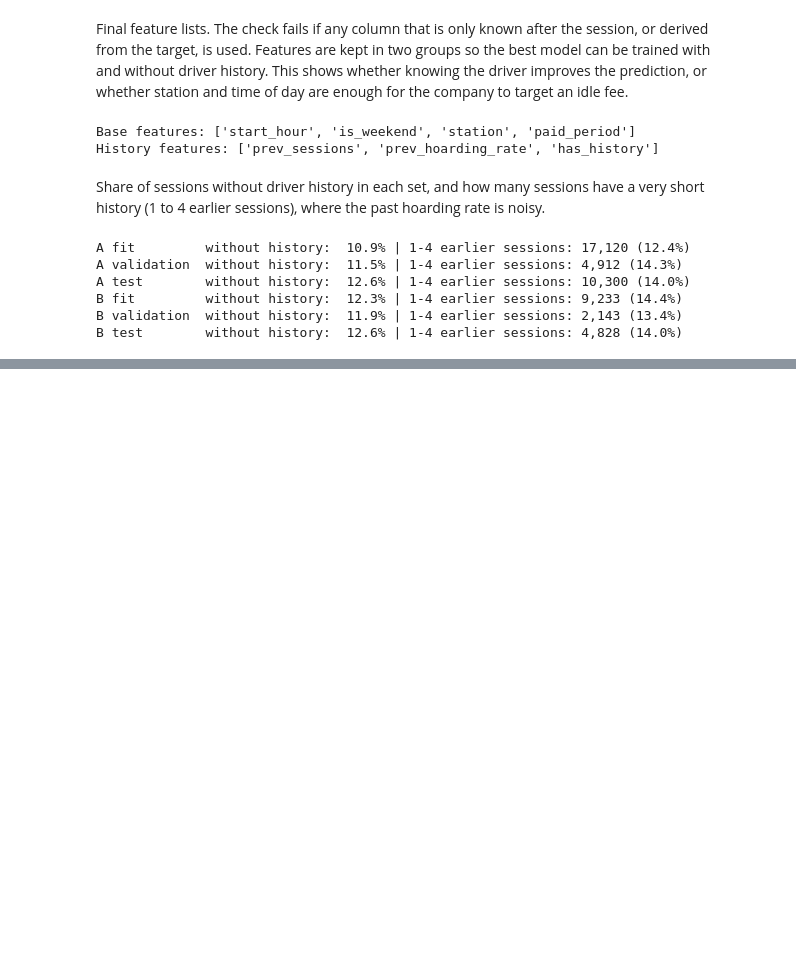
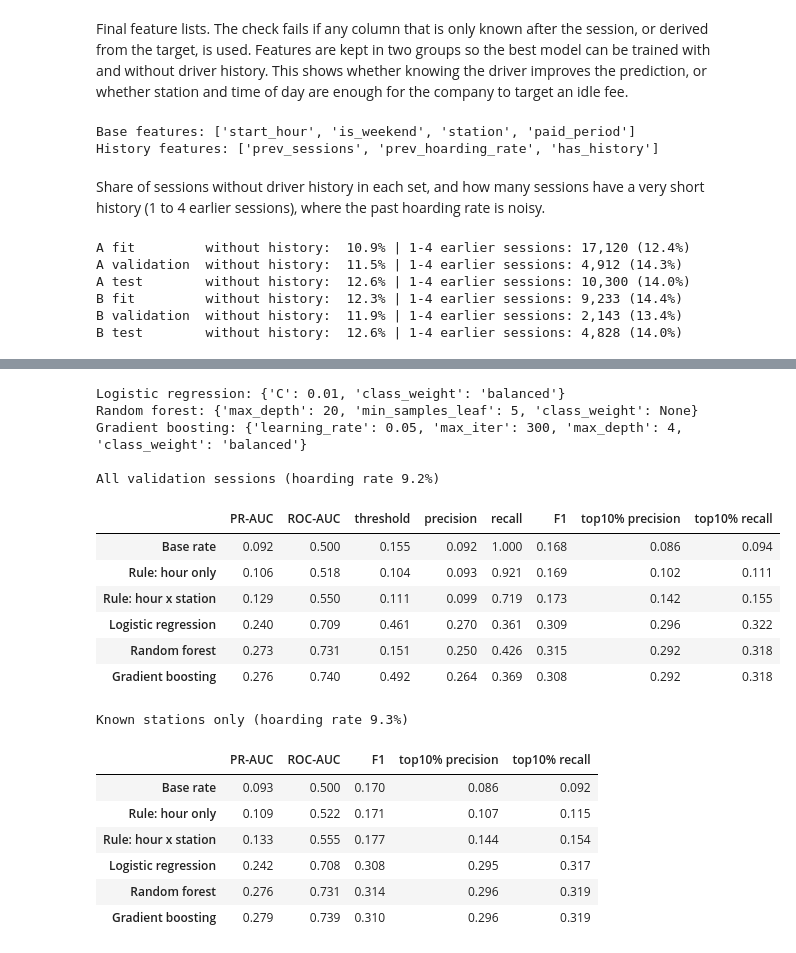
Before and after one commit to Teresa7810/Introduction-to-Business-Analytics, a Jupyter notebook: 4. Exploratory.ipynb, the cells around one changed output, grey strips where cells are left out. Cells and saved outputs as stored; diff of their text form; code cells hidden in the pictures; blank space fills up the shorter version.

```diff
--- a/4. Exploratory.ipynb
+++ b/4. Exploratory.ipynb
@@ -451,0 +697,45 @@ B test        without history:  12.6% | 1-4 earlier sessions: 4,828 (14.0%)
+# %%
+# validation results of the chosen settings
+for name, b in best.items():
+    results[name] = evaluate(y_val, b["prob"])
+    print(f"{name}: {b['params']}")
+
+all_probs = {"Base rate": base_prob,
+             "Rule: hour only": hour_prob,
+             "Rule: hour x station": rule_prob,
+             **{name: b["prob"] for name, b in best.items()}}
+
+# stations seen in the fit set
+# same threshold as on all sessions, so the two tables are comparable
+known = known_station.values
+known_results = {name: evaluate(y_val[known], prob[known], threshold=results[name]["threshold"])
+                 for name, prob in all_probs.items()}
+
+# tables
+print(f"\nAll validation sessions (hoarding rate {y_val.mean() * 100:.1f}%)")
+display(pd.DataFrame(results).T.round(3))
+
+cols = ["PR-AUC", "ROC-AUC", "F1", "top10% precision", "top10% recall"]
+print(f"Known stations only (hoarding rate {y_val[known].mean() * 100:.1f}%)")
+display(pd.DataFrame(known_results).T[cols].round(3))
+# %% [output]
+Logistic regression: {'C': 0.01, 'class_weight': 'balanced'}
+Random forest: {'max_depth': 20, 'min_samples_leaf': 5, 'class_weight': None}
+Gradient boosting: {'learning_rate': 0.05, 'max_iter': 300, 'max_depth': 4, 'class_weight': 'balanced'}
+
+All validation sessions (hoarding rate 9.2%)
+|  | PR-AUC | ROC-AUC | threshold | precision | recall | F1 | top10% precision | top10% recall |
+| Base rate | 0.092 | 0.500 | 0.155 | 0.092 | 1.000 | 0.168 | 0.086 | 0.094 |
+| Rule: hour only | 0.106 | 0.518 | 0.104 | 0.093 | 0.921 | 0.169 | 0.102 | 0.111 |
+| Rule: hour x station | 0.129 | 0.550 | 0.111 | 0.099 | 0.719 | 0.173 | 0.142 | 0.155 |
+| Logistic regression | 0.240 | 0.709 | 0.461 | 0.270 | 0.361 | 0.309 | 0.296 | 0.322 |
+| Random forest | 0.273 | 0.731 | 0.151 | 0.250 | 0.426 | 0.315 | 0.292 | 0.318 |
+| Gradient boosting | 0.276 | 0.740 | 0.492 | 0.264 | 0.369 | 0.308 | 0.292 | 0.318 |
+Known stations only (hoarding rate 9.3%)
+|  | PR-AUC | ROC-AUC | F1 | top10% precision | top10% recall |
+| Base rate | 0.093 | 0.500 | 0.170 | 0.086 | 0.092 |
+| Rule: hour only | 0.109 | 0.522 | 0.171 | 0.107 | 0.115 |
+| Rule: hour x station | 0.133 | 0.555 | 0.177 | 0.144 | 0.154 |
+| Logistic regression | 0.242 | 0.708 | 0.308 | 0.295 | 0.317 |
+| Random forest | 0.276 | 0.731 | 0.314 | 0.296 | 0.319 |
+| Gradient boosting | 0.279 | 0.739 | 0.310 | 0.296 | 0.319 |
```
Also changed, not shown: parts of 23 cells of this notebook, 1 other file.
